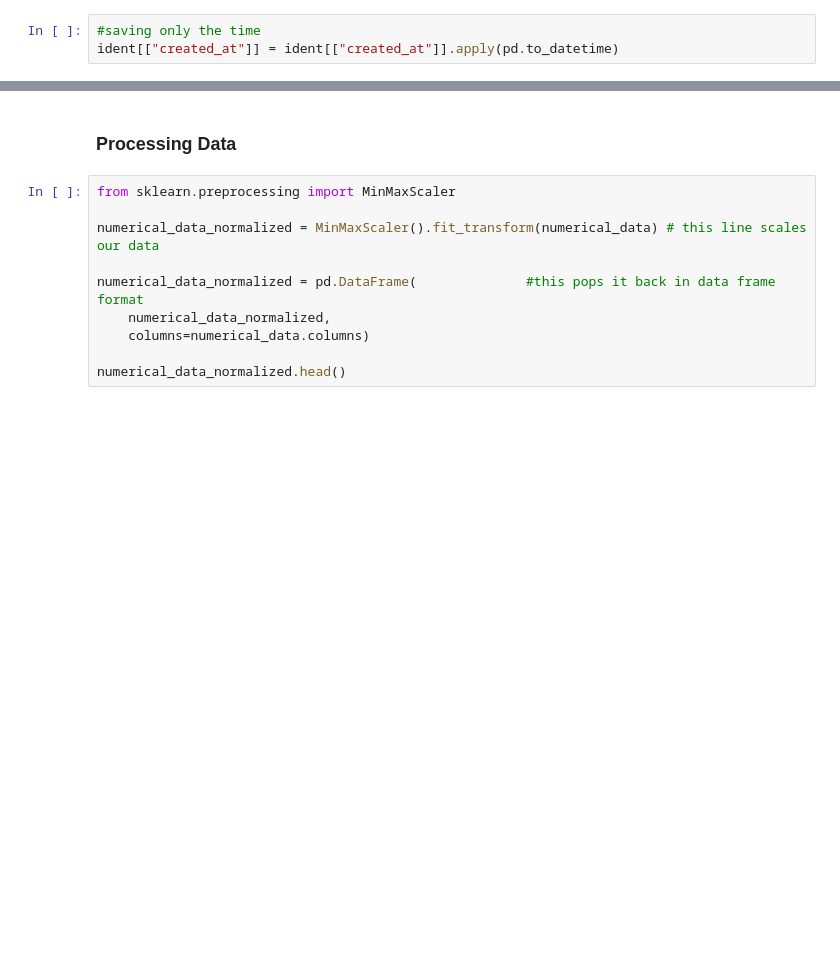
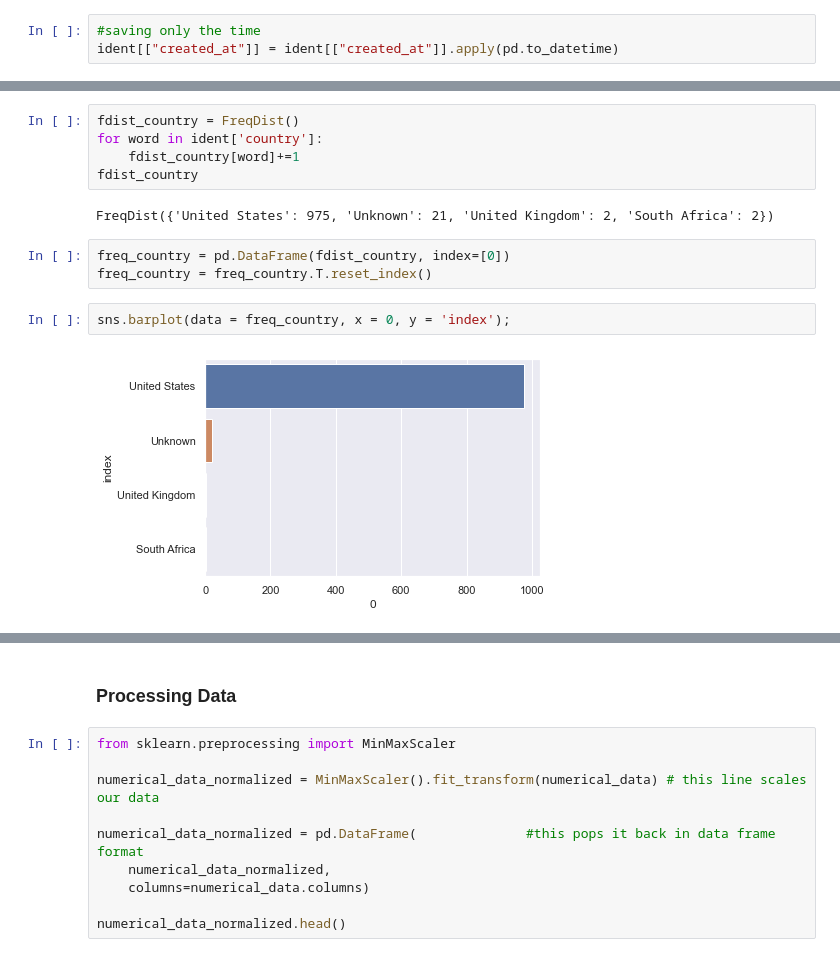
Before and after one commit to sofiapiedrahita/CyberCollective, a Jupyter notebook: Cyber Security Tweets - elyse.ipynb, the cells around one changed output, grey strips where cells are left out. Saved outputs shown, nothing was run; the diff lists cells and outputs as text; blank space fills up the shorter version.

```diff
--- a/Cyber Security Tweets - elyse.ipynb
+++ b/Cyber Security Tweets - elyse.ipynb
@@ -572,3 +590,17 @@ Wall time: 18min 55s
 | 2 | False | 3 | Atlanta, GA | 8524 | 157 | 134 | False | ... |
 | 3 | False | 2 | Atlanta, GA | 8524 | 157 | 134 | False | ... |
 | 4 | False | 2 | Atlanta, GA | 8524 | 157 | 134 | False | ... |
+# %%
+fdist_country = FreqDist()
+for word in ident['country']:
+    fdist_country[word]+=1
+fdist_country
+# %% [output]
+FreqDist({'United States': 975, 'Unknown': 21, 'United Kingdom': 2, 'South Africa': 2})
+# %%
+freq_country = pd.DataFrame(fdist_country, index=[0])
+freq_country = freq_country.T.reset_index()
+# %%
+sns.barplot(data = freq_country, x = 0, y = 'index');
+# %% [output]
+[figure, added]
```
Also changed, not shown: parts of 11 cells of this notebook.
